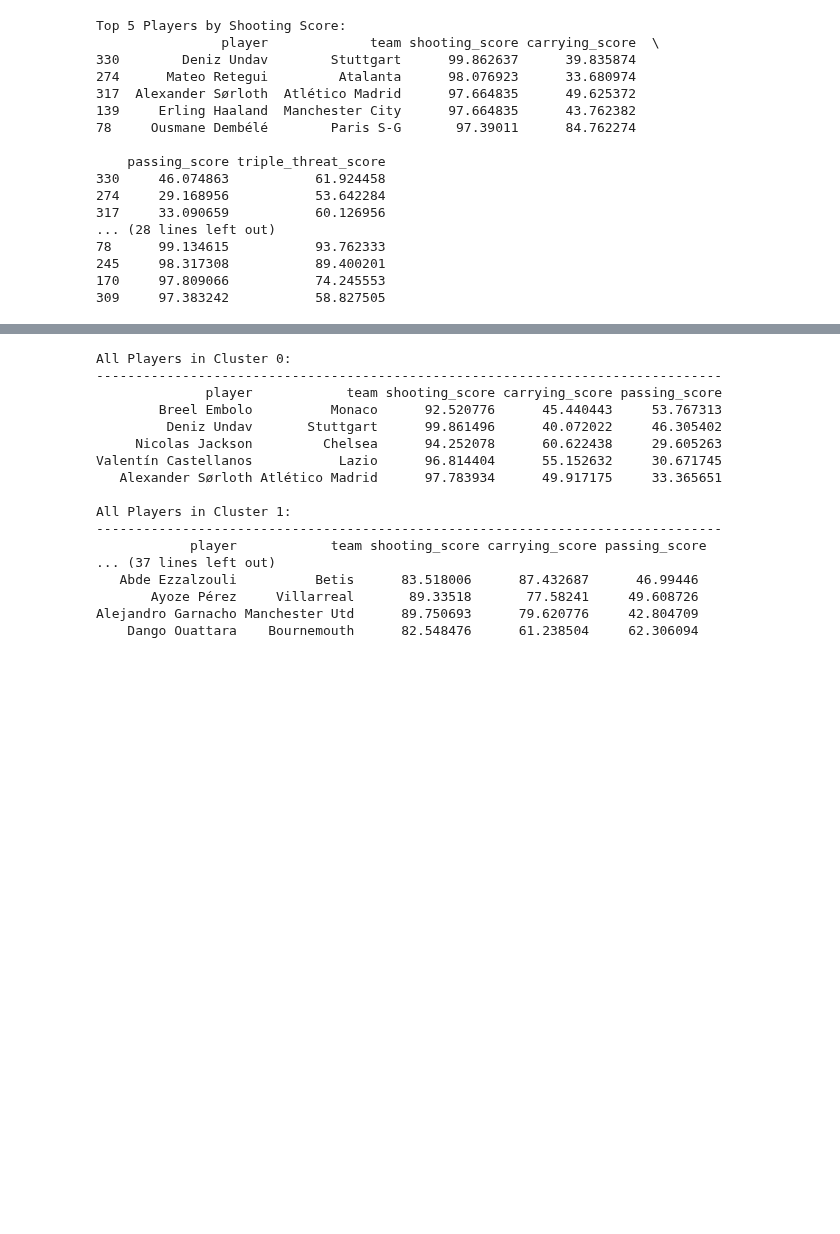
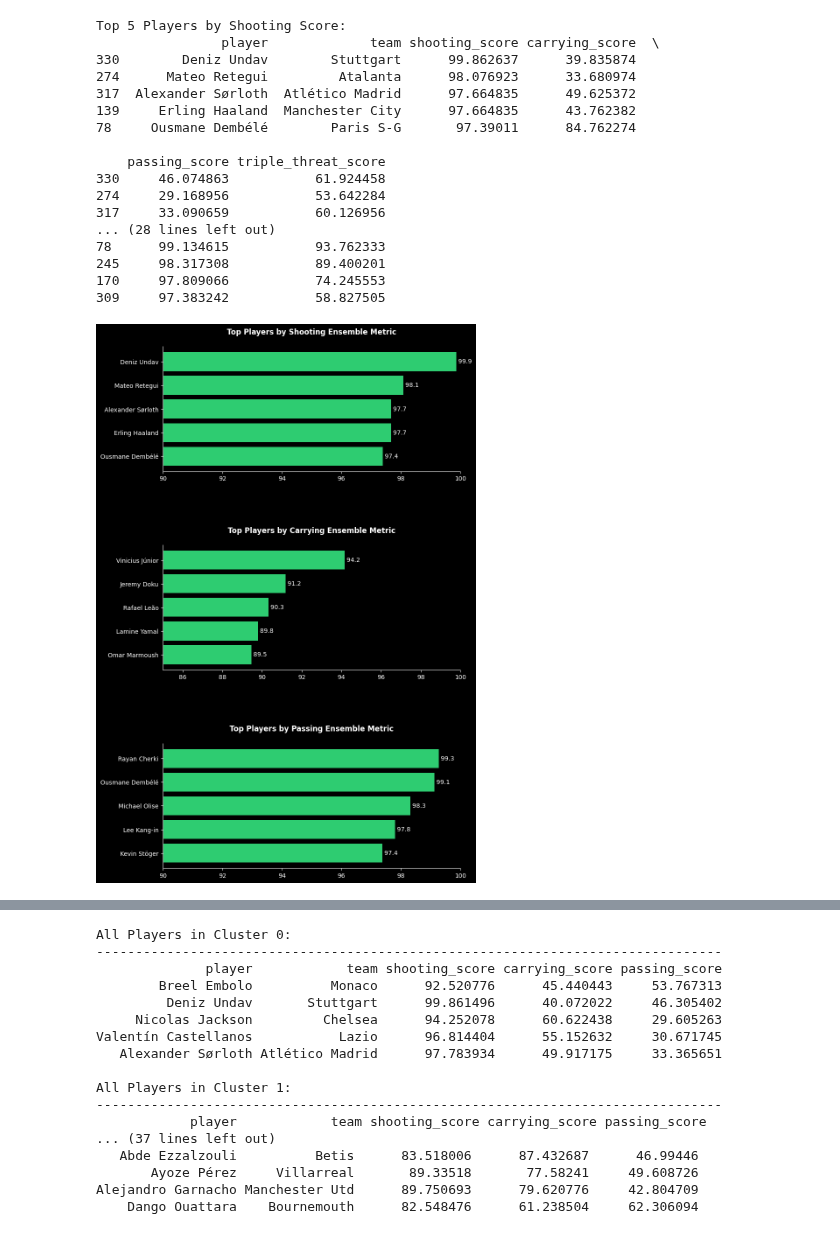
Before and after one commit to louis-porter/football-analytics, a Jupyter notebook: blog-posts/deep-dives/triple-threat-forwards/triple-threat-forwards.ipynb, the cells around one changed output, grey strips where cells are left out. Cells and saved outputs as stored; diff of their text form; code cells hidden in the pictures; blank space fills up the shorter version.

```diff
--- a/blog-posts/deep-dives/triple-threat-forwards/triple-threat-forwards.ipynb
+++ b/blog-posts/deep-dives/triple-threat-forwards/triple-threat-forwards.ipynb
@@ -382,11 +382,12 @@ new_player_results
 def print_component_rankings(df_results, component, n=5):
     print(f"\nTop {n} Players by {component.title()} Score:")
     print(df_results.sort_values(by=f"{component}_score", ascending=False).head(n))
+    return df_results.sort_values(by=f"{component}_score", ascending=False).head(n)
 
 # Example component analysis
-print_component_rankings(results_with_new, "shooting")
-print_component_rankings(results_with_new, "carrying")
-print_component_rankings(results_with_new, "passing")
+top_shooters = print_component_rankings(results_with_new, "shooting")
+top_carriers = print_component_rankings(results_with_new, "carrying")
+top_passers = print_component_rankings(results_with_new, "passing")
 # %% [output]
 Top 5 Players by Shooting Score:
                 player             team shooting_score carrying_score  \
@@ -405,3 +406,45 @@ Top 5 Players by Shooting Score:
 245     98.317308           89.400201
 170     97.809066           74.245553
 309     97.383242           58.827505
+# %%
+import matplotlib.pyplot as plt
+
+def plot_top_players(data_list, metric_cols, titles, low_lims):
+    plt.style.use('dark_background')
+
+    # Create figure with 3 subplots vertically stacked
+    fig, axes = plt.subplots(3, 1, figsize=(10, 15))
+    fig.tight_layout(pad=10.0)  # Add space between subplots
+
+    for i, (data, metric_col, title, low_lim) in enumerate(zip(data_list, metric_cols, titles, low_lims)):
+        ax = axes[i]
+
+        # Create horizontal bar plot
+        ax.barh(data["player"], data[metric_col], color='#2ecc71')
+        ax.invert_yaxis()
+        ax.set_xlim(low_lim, 100)
+
+        # Add value labels
+        for j, v in enumerate(data[metric_col]):
+            ax.text(v, j, f' {v:.1f}', va='center')
+
+        # Remove borders
+        ax.spines['top'].set_visible(False)
+        ax.spines['right'].set_visible(False)
+
+        # Add title
+        ax.set_title(title, fontdict={"weight": "bold"}, pad=20)
+
+    plt.show()
+
+# Create single figure with all three plots
+plot_top_players(
+    data_list=[top_shooters, top_carriers, top_passers],
+    metric_cols=["shooting_score", "carrying_score", "passing_score"],
+    titles=["Top Players by Shooting Ensemble Metric",
+           "Top Players by Carrying Ensemble Metric",
+           "Top Players by Passing Ensemble Metric"],
+    low_lims=[90, 85, 90]
+)
+# %% [output]
+[figure, added]
```
Also changed, not shown: parts of 4 cells of this notebook, 9 other files.
